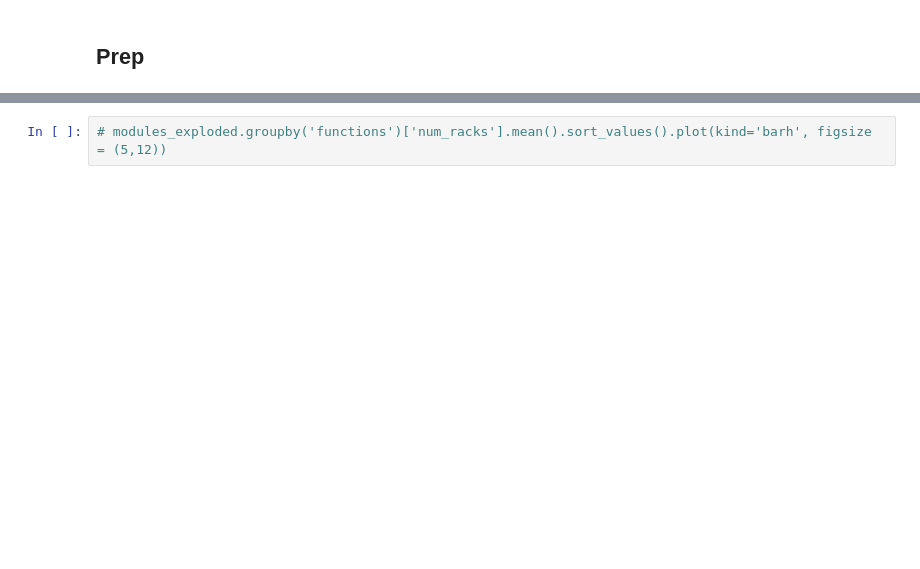
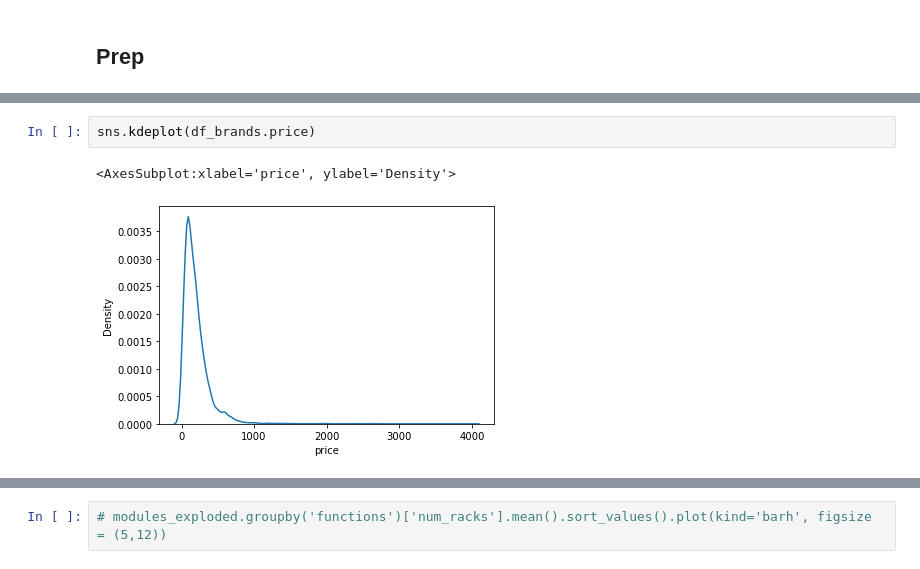
Before and after one commit to zstone00000/nycdsa_python_project, a Jupyter notebook: Eurorack_EDA.ipynb, the cells around one changed output, grey strips where cells are left out. Saved outputs shown, nothing was run; the diff lists cells and outputs as text; blank space fills up the shorter version.

```diff
--- a/Eurorack_EDA.ipynb
+++ b/Eurorack_EDA.ipynb
@@ -92,0 +147,5 @@ See the caveats in the documentation: https://pandas.pydata.org/pandas-docs/stab
+# %%
+sns.kdeplot(df_brands.price)
+# %% [output]
+<AxesSubplot:xlabel='price', ylabel='Density'>
+[figure, added]
```
Also changed, not shown: parts of 71 cells of this notebook.
